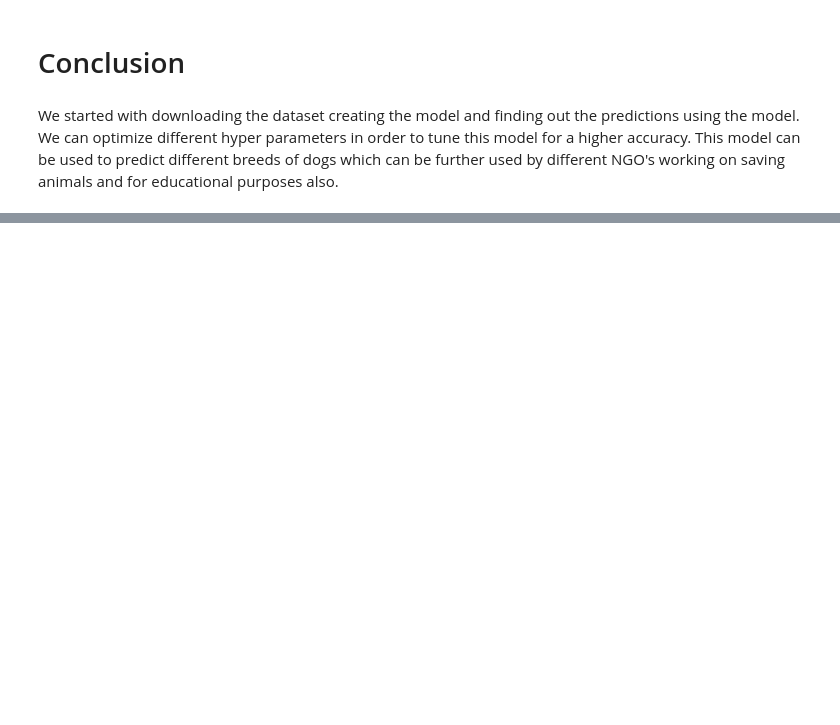
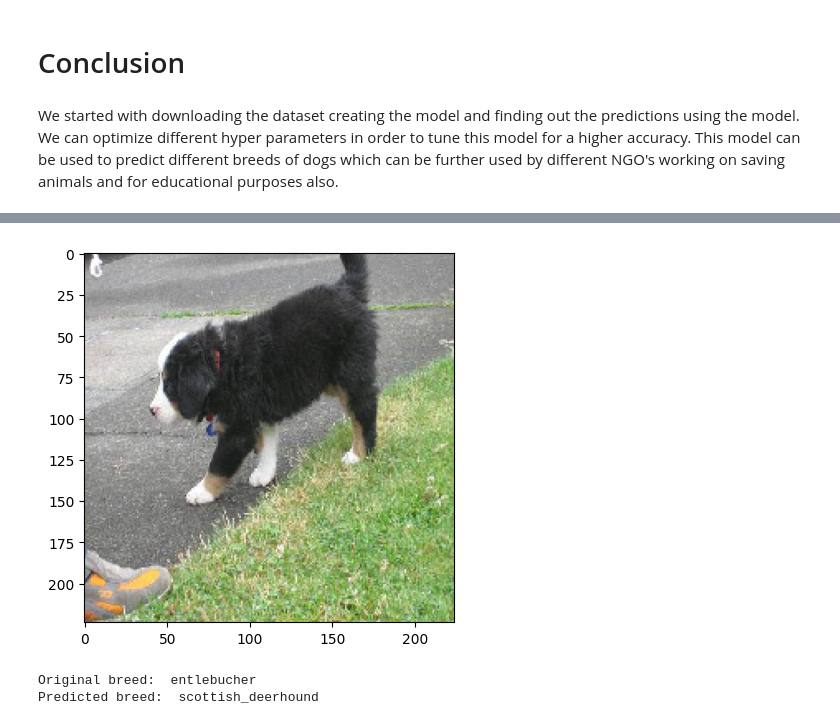
Before and after one commit to ell-sie/pet-classification, a Jupyter notebook: dog_breed_prediction.ipynb, the cells around one changed output, grey strips where cells are left out. Saved outputs shown, nothing was run; the diff lists cells and outputs as text; code cells hidden in the pictures; blank space fills up the shorter version.

```diff
--- a/dog_breed_prediction.ipynb
+++ b/dog_breed_prediction.ipynb
@@ -196,0 +262,5 @@ We started with downloading the dataset creating the model and finding out the p
+# %%
+# Make predictions using the optimized model
+Y_pred_optimized = model_optimized.predict(X_test)
+score_optimized = model_optimized.evaluate(X_test, Y_test)
+print('Accuracy over the test set for optimized model: \n ', round((score_optimized[1]*100),  2), '%')
@@ -196,0 +275,13 @@ We started with downloading the dataset creating the model and finding out the p
+# %%
+# Plotting an image from the test set
+plt.imshow(X_test[1,:,:,:])
+plt.show()
+
+# Finding the index of the maximum value from the prediction list
+# and comparing the original value with the predicted value
+print("Original breed: ", labels['breed'][np.argmax(Y_test[1])])
+print("Predicted breed: ", labels['breed'][np.argmax(Y_pred_optimized[1])])
+# %% [output]
+[figure, added]
+Original breed:  entlebucher
+Predicted breed:  scottish_deerhound
```
Also changed, not shown: parts of 11 cells of this notebook, 2 other files.
